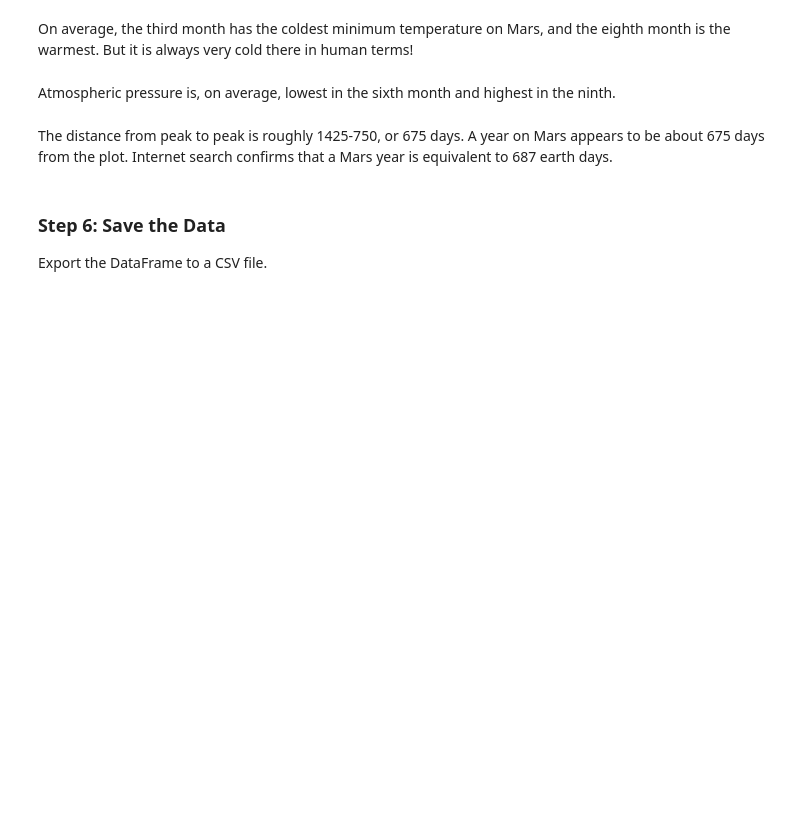
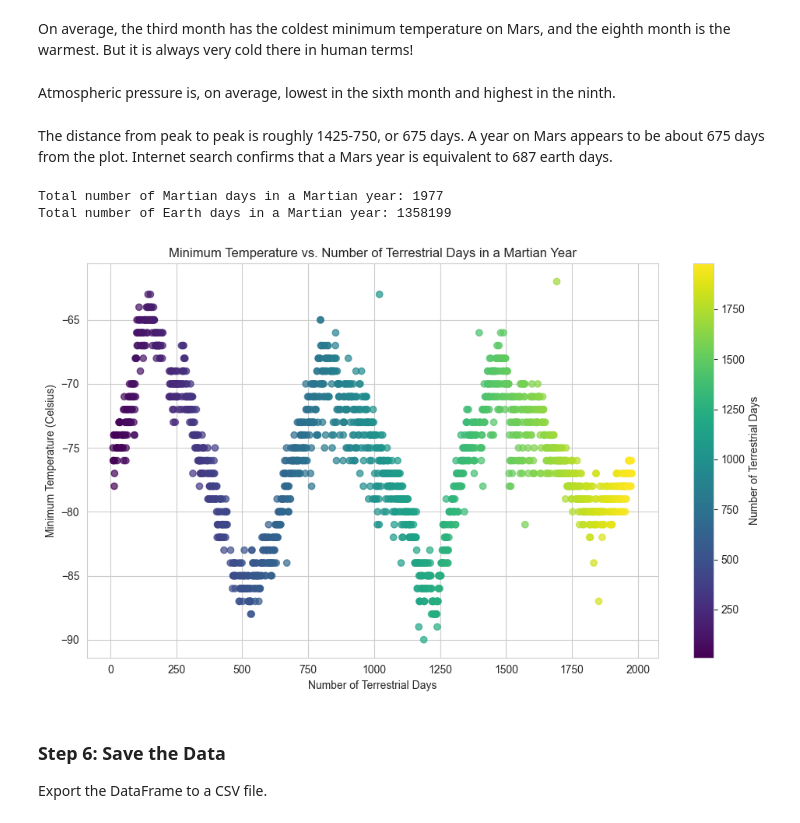
Before and after one commit to spoudel977/web_scraping_challenge, a Jupyter notebook: part_2_mars_weather.ipynb, the cells around one changed output. Saved outputs shown, nothing was run; the diff lists cells and outputs as text; code cells hidden in the pictures; blank space fills up the shorter version.

```diff
--- a/part_2_mars_weather.ipynb
+++ b/part_2_mars_weather.ipynb
@@ -365,6 +360,56 @@ On average, the third month has the coldest minimum temperature on Mars, and the
 Atmospheric pressure is, on average, lowest in the sixth month and highest in the ninth.
 # %% [markdown]
 The distance from peak to peak is roughly 1425-750, or 675 days. A year on Mars appears to be about 675 days from the plot. Internet search confirms that a Mars year is equivalent to 687 earth days.
+# %%
+# Step 1: Analyze the Data
+# Find the maximum value in the 'sol' column to get the total number of Martian days
+total_martian_days = df['sol'].max()
+print(f"Total number of Martian days in a Martian year: {total_martian_days}")
+
+# Step 2: Convert Martian Days to Earth Days
+conversion_rate = 687
+total_earth_days = total_martian_days * conversion_rate
+print(f"Total number of Earth days in a Martian year: {total_earth_days}")
+
+# Create a Plot with Matplotlib
+# Import necessary libraries
+import matplotlib.pyplot as plt
+import numpy as np
+
+# Assuming 'df' contains the relevant data with 'min_temp' and 'sol' columns
+
+# Create a colormap
+cmap = plt.get_cmap('viridis')
+
+# Normalize colors based on sol values
+normalize = plt.Normalize(vmin=df['sol'].min(), vmax=df['sol'].max())
+
+# Set up colorbar
+sm = plt.cm.ScalarMappable(cmap=cmap, norm=normalize)
+sm.set_array([])  # You need to set a dummy array here
+
+# Plot data points with colors based on sol values
+fig, ax = plt.subplots(figsize=(10, 6))  # Create a figure and axis object
+scatter = ax.scatter(df['sol'], df['min_temp'], c=df['sol'], cmap=cmap, marker='o', alpha=0.7)
+
+# Add colorbar
+cbar = plt.colorbar(sm, ax=ax, label='Number of Terrestrial Days')  # Provide the 'ax' argument
+
+# Set labels and title
+ax.set_xlabel('Number of Terrestrial Days')  # Use ax.set_xlabel instead of plt.xlabel
+ax.set_ylabel('Minimum Temperature (Celsius)')  # Use ax.set_ylabel instead of plt.ylabel
+ax.set_title('Minimum Temperature vs. Number of Terrestrial Days in a Martian Year')  # Use ax.set_title instead of plt.title
+
+# Add grid
+ax.grid(True)
+
+# Show plot
+plt.tight_layout()
+plt.show()
+# %% [output]
+Total number of Martian days in a Martian year: 1977
+Total number of Earth days in a Martian year: 1358199
+[figure, added]
 # %% [markdown]
 ### Step 6: Save the Data
 
```
Also changed, not shown: parts of 10 cells of this notebook, 3 other files.
